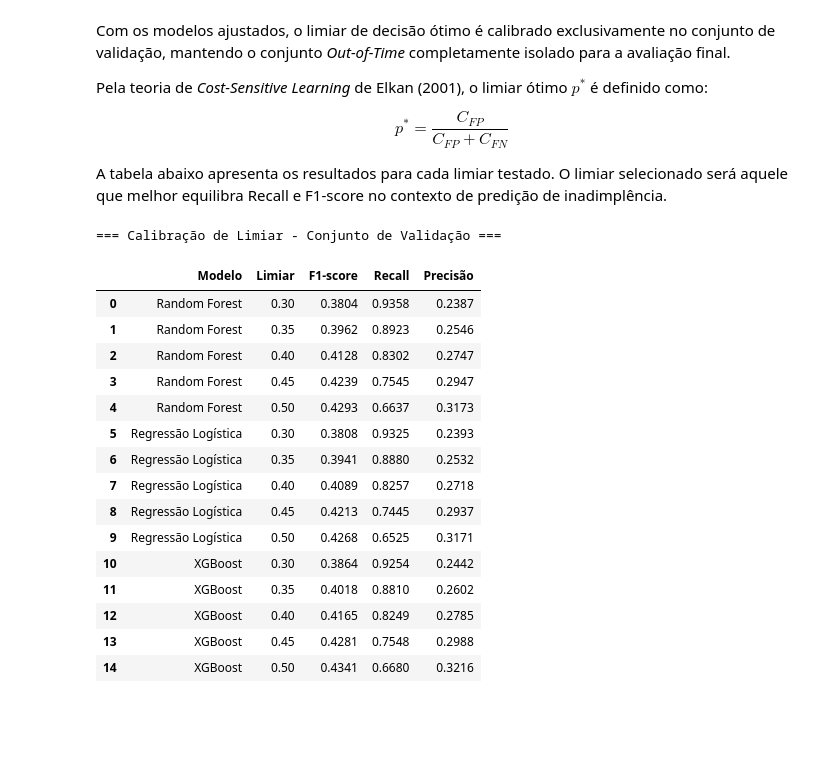
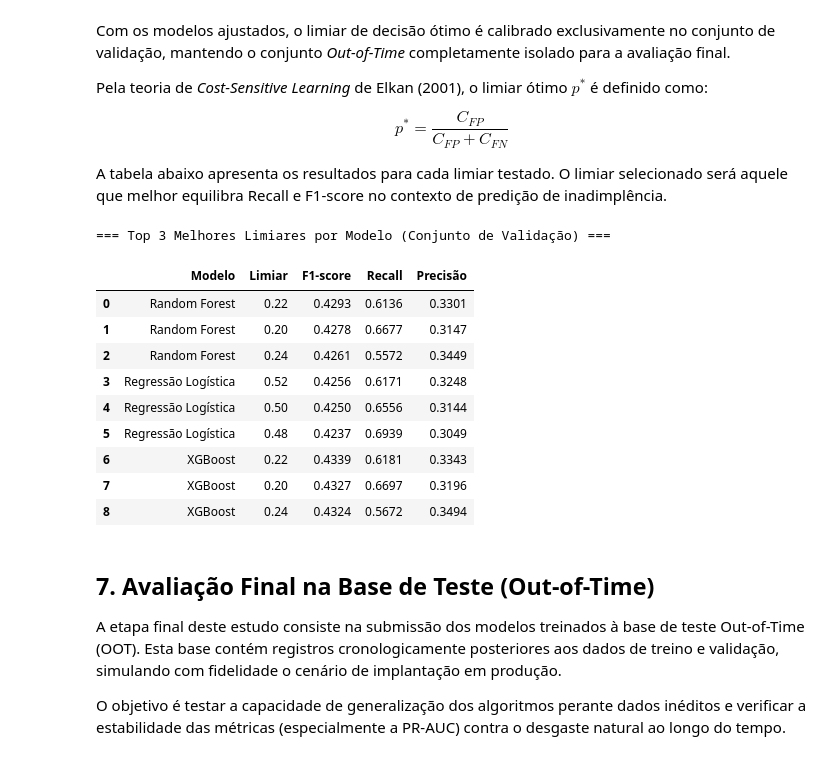
Before and after one commit to Heimrath/TCC-Inadimplencia-de-Credito, a Jupyter notebook: 03_Modelagem.ipynb, the cells around one changed output. Cells and saved outputs as stored; diff of their text form; code cells hidden in the pictures; blank space fills up the shorter version.

```diff
--- a/03_Modelagem.ipynb
+++ b/03_Modelagem.ipynb
@@ -188,9 +187,9 @@ from sklearn.ensemble import RandomForestClassifier
 from sklearn.metrics import average_precision_score, f1_score, recall_score
 
 param_grid_rf = {
-    "n_estimators": [200, 500],
+    "n_estimators": [100, 300],
     "max_depth": [10, 12],
-    "min_samples_leaf": [5, 10],
+    "min_samples_leaf": [5, 15, 30],
 }
 
 rf_tuning_results = []
@@ -337,12 +344,13 @@ Acuracia: 0.6443
 
 Após o treinamento inicial, serão testadas algumas combinações de `n_estimators`, `max_depth` e `learning_rate`. A comparação será feita no conjunto de validação, priorizando PR-AUC, F1-score e Recall. O conjunto OOT será utilizado somente na avaliação final.
 # %%
+from xgboost import XGBClassifier
 from sklearn.model_selection import ParameterGrid
 
 xgb_param_grid = {
-    "n_estimators": [100, 200, 300],
-    "max_depth": [3, 5, 7],
-    "learning_rate": [0.05, 0.1]
+    "n_estimators": [400, 600],
+    "max_depth": [4, 6],
+    "learning_rate": [0.05, 0.1, 0.2]
 }
 
 xgb_tuning_results = []
@@ -401,10 +405,11 @@ xgb_tuning_results_df
 A configuração com maior PR-AUC na validação será utilizada para treinar o XGBoost ajustado. O modelo será avaliado novamente na validação antes da comparação final com os demais algoritmos.
 # %%
 from xgboost import XGBClassifier
+from sklearn.calibration import CalibratedClassifierCV
 
 xgb_tuned_model = XGBClassifier(
-    n_estimators=300,
-    max_depth=7,
+    n_estimators=600,
+    max_depth=6,
     learning_rate=0.05,
     subsample=0.8,
     colsample_bytree=0.8,
@@ -415,10 +420,14 @@ xgb_tuned_model = XGBClassifier(
     n_jobs=-1,
 )
 
-xgb_tuned_model.fit(X_train, y_train)
+xgb_calibrator = CalibratedClassifierCV(
+    estimator=xgb_tuned_model, method='sigmoid', cv=5
+)
+xgb_calibrator.fit(X_train, y_train)
 
-y_pred_val_xgb_tuned = xgb_tuned_model.predict(X_val)
-y_pred_proba_val_xgb_tuned = xgb_tuned_model.predict_proba(X_val)[:, 1]
+
+y_pred_val_xgb_tuned = xgb_calibrator.predict(X_val)
+y_pred_proba_val_xgb_tuned = xgb_calibrator.predict_proba(X_val)[:, 1]
 
 xgb_tuned_params = {
     parametro: xgb_tuned_model.get_params()[parametro]
@@ -487,53 +496,59 @@ A tabela abaixo apresenta os resultados para cada limiar testado. O limiar
 selecionado será aquele que melhor equilibra Recall e F1-score no contexto
 de predição de inadimplência.
 # %%
+import numpy as np
 from sklearn.metrics import f1_score, recall_score, precision_score
 import pandas as pd
 
-thresholds = [0.30, 0.35, 0.40, 0.45, 0.50]
+# Testa de 0.10 até 0.60, andando de 0.02 em 0.02 (gera 26 limiares para cada modelo)
+thresholds = np.arange(0.10, 0.62, 0.02)
 
 modelos_val = {
     "Regressão Logística": y_pred_proba_val_lr,
     "Random Forest":       y_pred_proba_val_rf_tuned,
     "XGBoost":             y_pred_proba_val_xgb_tuned,
 }
 
 calibration_results = []
 
 for model_name, y_proba in modelos_val.items():
     for t in thresholds:
         y_pred_custom = (y_proba >= t).astype(int)
         calibration_results.append({
             "Modelo":    model_name,
-            "Limiar":    t,
+            "Limiar":    round(t, 2), # Arredonda o limiar para não dar bug flutuante
             "F1-score":  round(f1_score(y_val, y_pred_custom), 4),
             "Recall":    round(recall_score(y_val, y_pred_custom), 4),
             "Precisão":  round(precision_score(y_val, y_pred_custom), 4),
         })
 
 calibration_df = (
     pd.DataFrame(calibration_results)
-    .sort_values(["Modelo", "Limiar"])
+    # Ordena pelo melhor F1-score para os melhores subirem primeiro!
+    .sort_values(["Modelo", "F1-score"], ascending=[True, False])
     .reset_index(drop=True)
 )
 
-print("=== Calibração de Limiar - Conjunto de Validação ===")
-display(calibration_df)
+# Agrupa por modelo e pega apenas as 3 primeiras linhas (os 3 melhores limiares)
+top_3_por_modelo = calibration_df.groupby("Modelo").head(3).reset_index(drop=True)
+
+print("=== Top 3 Melhores Limiares por Modelo (Conjunto de Validação) ===")
+display(top_3_por_modelo)
 # %% [output]
-=== Calibração de Limiar - Conjunto de Validação ===
+=== Top 3 Melhores Limiares por Modelo (Conjunto de Validação) ===
 |  | Modelo | Limiar | F1-score | Recall | Precisão |
-| 0 | Random Forest | 0.30 | 0.3804 | 0.9358 | 0.2387 |
-| 1 | Random Forest | 0.35 | 0.3962 | 0.8923 | 0.2546 |
-| 2 | Random Forest | 0.40 | 0.4128 | 0.8302 | 0.2747 |
-| 3 | Random Forest | 0.45 | 0.4239 | 0.7545 | 0.2947 |
-| 4 | Random Forest | 0.50 | 0.4293 | 0.6637 | 0.3173 |
-| 5 | Regressão Logística | 0.30 | 0.3808 | 0.9325 | 0.2393 |
-| 6 | Regressão Logística | 0.35 | 0.3941 | 0.8880 | 0.2532 |
-| 7 | Regressão Logística | 0.40 | 0.4089 | 0.8257 | 0.2718 |
-| 8 | Regressão Logística | 0.45 | 0.4213 | 0.7445 | 0.2937 |
-| 9 | Regressão Logística | 0.50 | 0.4268 | 0.6525 | 0.3171 |
-| 10 | XGBoost | 0.30 | 0.3864 | 0.9254 | 0.2442 |
-| 11 | XGBoost | 0.35 | 0.4018 | 0.8810 | 0.2602 |
-| 12 | XGBoost | 0.40 | 0.4165 | 0.8249 | 0.2785 |
-| 13 | XGBoost | 0.45 | 0.4281 | 0.7548 | 0.2988 |
-| 14 | XGBoost | 0.50 | 0.4341 | 0.6680 | 0.3216 |
+| 0 | Random Forest | 0.22 | 0.4293 | 0.6136 | 0.3301 |
+| 1 | Random Forest | 0.20 | 0.4278 | 0.6677 | 0.3147 |
+| 2 | Random Forest | 0.24 | 0.4261 | 0.5572 | 0.3449 |
+| 3 | Regressão Logística | 0.52 | 0.4256 | 0.6171 | 0.3248 |
+| 4 | Regressão Logística | 0.50 | 0.4250 | 0.6556 | 0.3144 |
+| 5 | Regressão Logística | 0.48 | 0.4237 | 0.6939 | 0.3049 |
+| 6 | XGBoost | 0.22 | 0.4339 | 0.6181 | 0.3343 |
+| 7 | XGBoost | 0.20 | 0.4327 | 0.6697 | 0.3196 |
+| 8 | XGBoost | 0.24 | 0.4324 | 0.5672 | 0.3494 |
+# %% [markdown]
+## 7. Avaliação Final na Base de Teste (Out-of-Time)
+
+A etapa final deste estudo consiste na submissão dos modelos treinados à base de teste Out-of-Time (OOT). Esta base contém registros cronologicamente posteriores aos dados de treino e validação, simulando com fidelidade o cenário de implantação em produção.
+
+O objetivo é testar a capacidade de generalização dos algoritmos perante dados inéditos e verificar a estabilidade das métricas (especialmente a PR-AUC) contra o desgaste natural ao longo do tempo.
```
Also changed, not shown: parts of 21 cells of this notebook.
